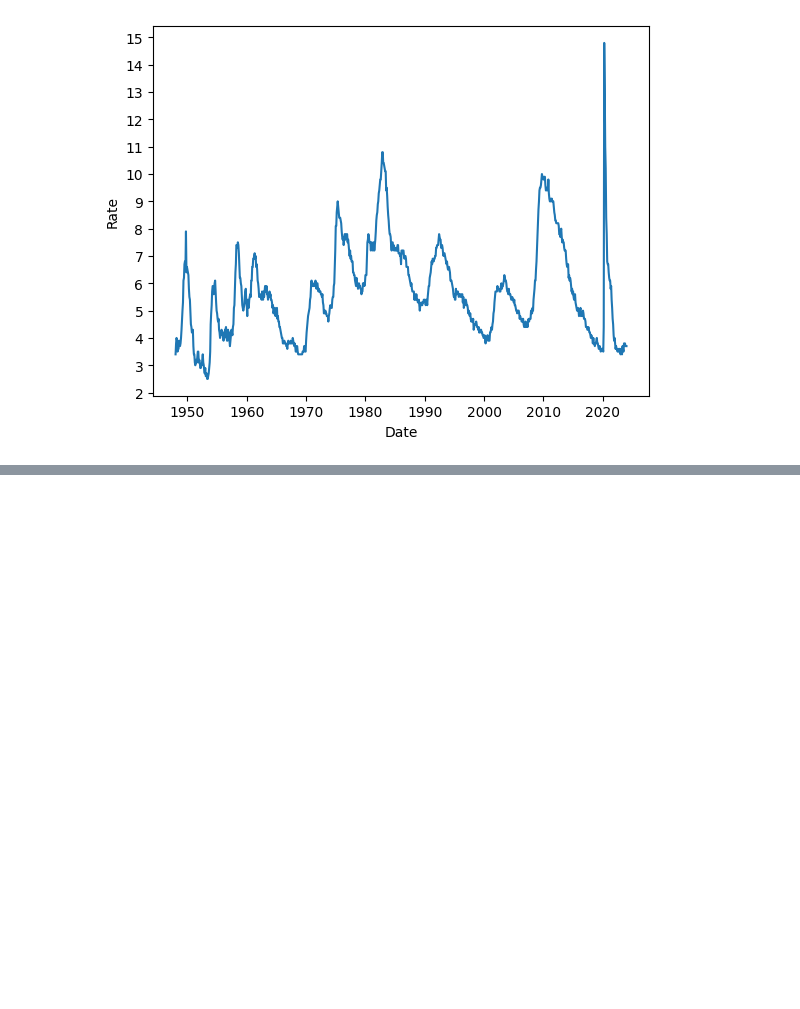
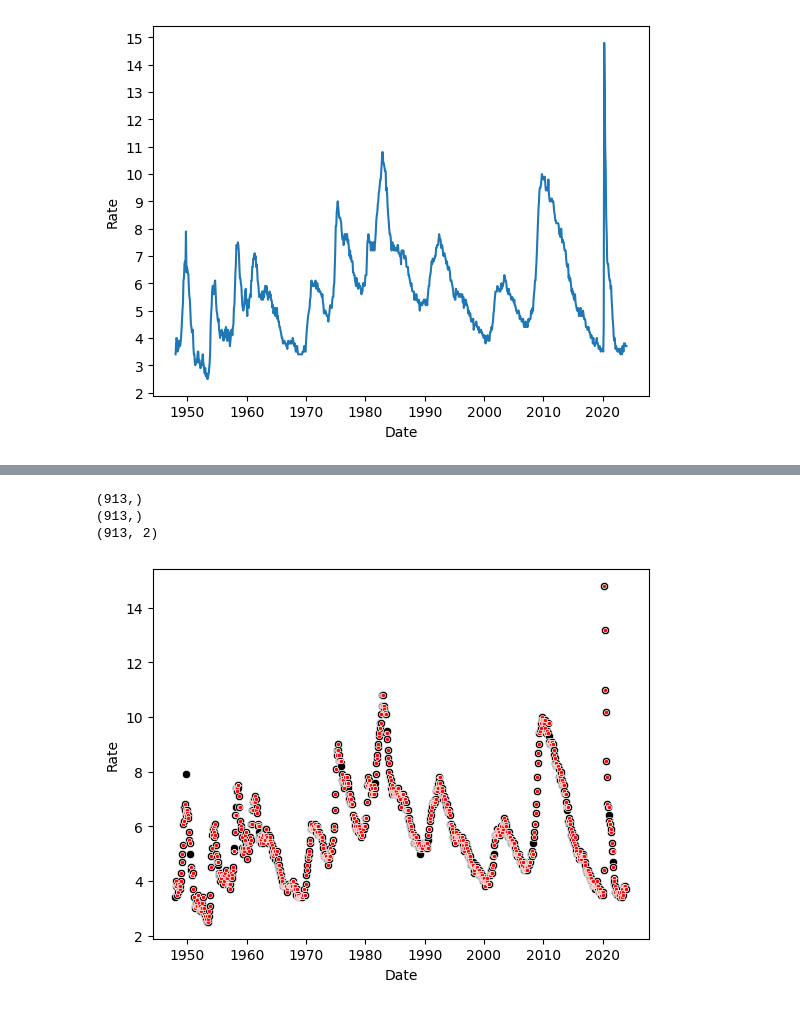
Before and after one commit to santosmv/Learning-machine-learning, a Jupyter notebook: Time-Series/data_cleaning.ipynb, the cells around one changed output, grey strips where cells are left out. Cells and saved outputs as stored; diff of their text form; code cells hidden in the pictures; blank space fills up the shorter version.

```diff
--- a/Time-Series/data_cleaning.ipynb
+++ b/Time-Series/data_cleaning.ipynb
@@ -79,0 +110,3 @@ df
+# %%
+dates_random_miss = pd.date_range(start=df_random_miss.Date.iloc[0], end=df_random_miss.Date.iloc[-1], freq='MS')
+dates_random_miss_high = pd.date_range(start=df_random_miss_high.Date.iloc[0], end=df_random_miss.Date.iloc[-1], freq='MS')
@@ -79,0 +115,3 @@ df
+# %%
+df_random_miss.index = df_random_miss['Date']
+df_random_miss.drop(columns='Date', inplace=True)
@@ -79,0 +120,3 @@ df
+# %%
+df_random_miss_rid = df_random_miss.Rate.reindex(dates_random_miss, fill_value=np.nan)
+df_random_miss_high_rid = df_random_miss.Rate.reindex(dates_random_miss_high, fill_value=np.nan)
@@ -79,0 +125,2 @@ df
+# %%
+df_random_miss_rid = df_random_miss_rid.ffill().bfill()
@@ -79,0 +129,14 @@ df
+# %%
+print(df_random_miss_rid.shape)
+print(df_random_miss_high_rid.shape)
+print(df.shape)
+# %% [output]
+(913,)
+(913,)
+(913, 2)
+# %%
+sn.scatterplot(df, x='Date', y='Rate', marker='o', color='k')
+sn.scatterplot(x=df_random_miss_rid.index, y=df_random_miss_rid, marker='.', color='r')
+plt.show()
+# %% [output]
+[figure, added]
```
Also changed, not shown: parts of 17 cells of this notebook, 1 other file.
